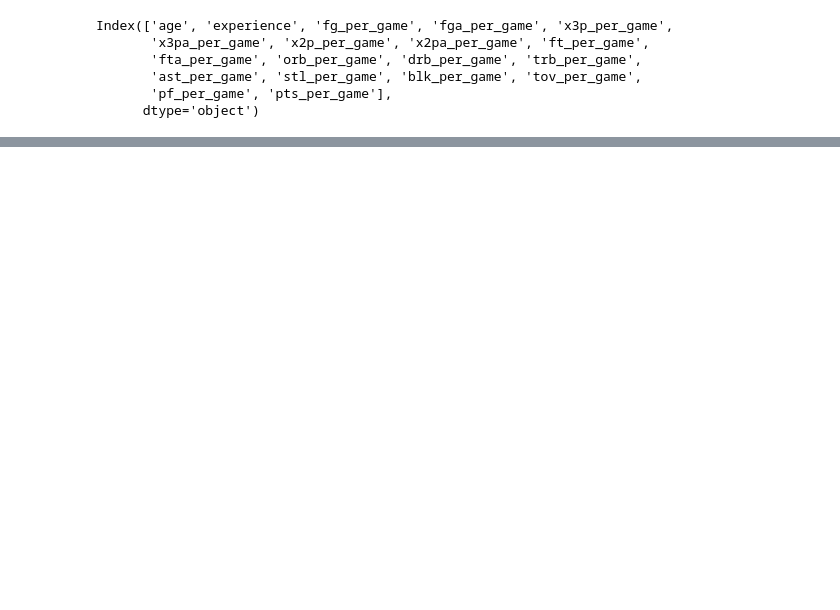
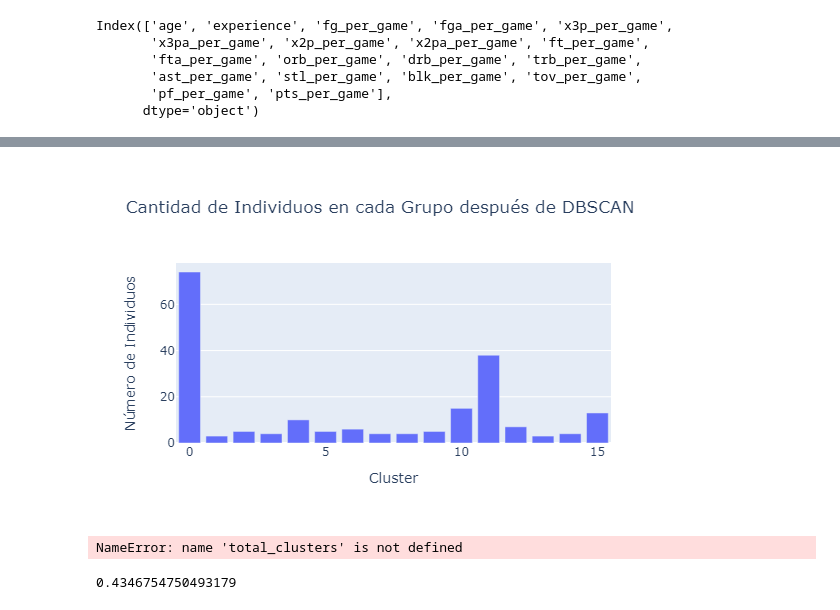
Before and after one commit to bastianbm7/clusterization_NBA, a Jupyter notebook: Untitled.ipynb, the cells around one changed output, grey strips where cells are left out. Saved outputs shown, nothing was run; the diff lists cells and outputs as text; code cells hidden in the pictures; blank space fills up the shorter version.

```diff
--- a/Untitled.ipynb
+++ b/Untitled.ipynb
@@ -312,0 +65,15 @@ graph_heatmp(df, x, y)
+# %%
+df['labels'] = clusterer.labels_ + 1
+
+# Crear un DataFrame con las etiquetas y contar la cantidad en cada grupo
+group_counts = df['labels'].value_counts().reset_index()
+
+group_counts.columns = ['Group', 'Count']
+group_counts = group_counts.sort_values(by='Group')
+# Crear el gráfico de barras con Plotly
+fig = px.bar(group_counts, x='Group', y='Count', labels={'Group': 'Cluster', 'Count': 'Número de Individuos'},
+         title='Cantidad de Individuos en cada Grupo después de DBSCAN')
+
+fig.show()
+# %% [output]
+[figure, added]
@@ -312,0 +106,9 @@ graph_heatmp(df, x, y)
+# %%
+total_clusters
+# %% [output]
+NameError: name 'total_clusters' is not defined
+# %%
+silhouette_avg = silhouette_score(df, clusterer.labels_)
+silhouette_avg
+# %% [output]
+0.4346754750493179
```
Also changed, not shown: parts of 31 cells of this notebook, 4 other files.
